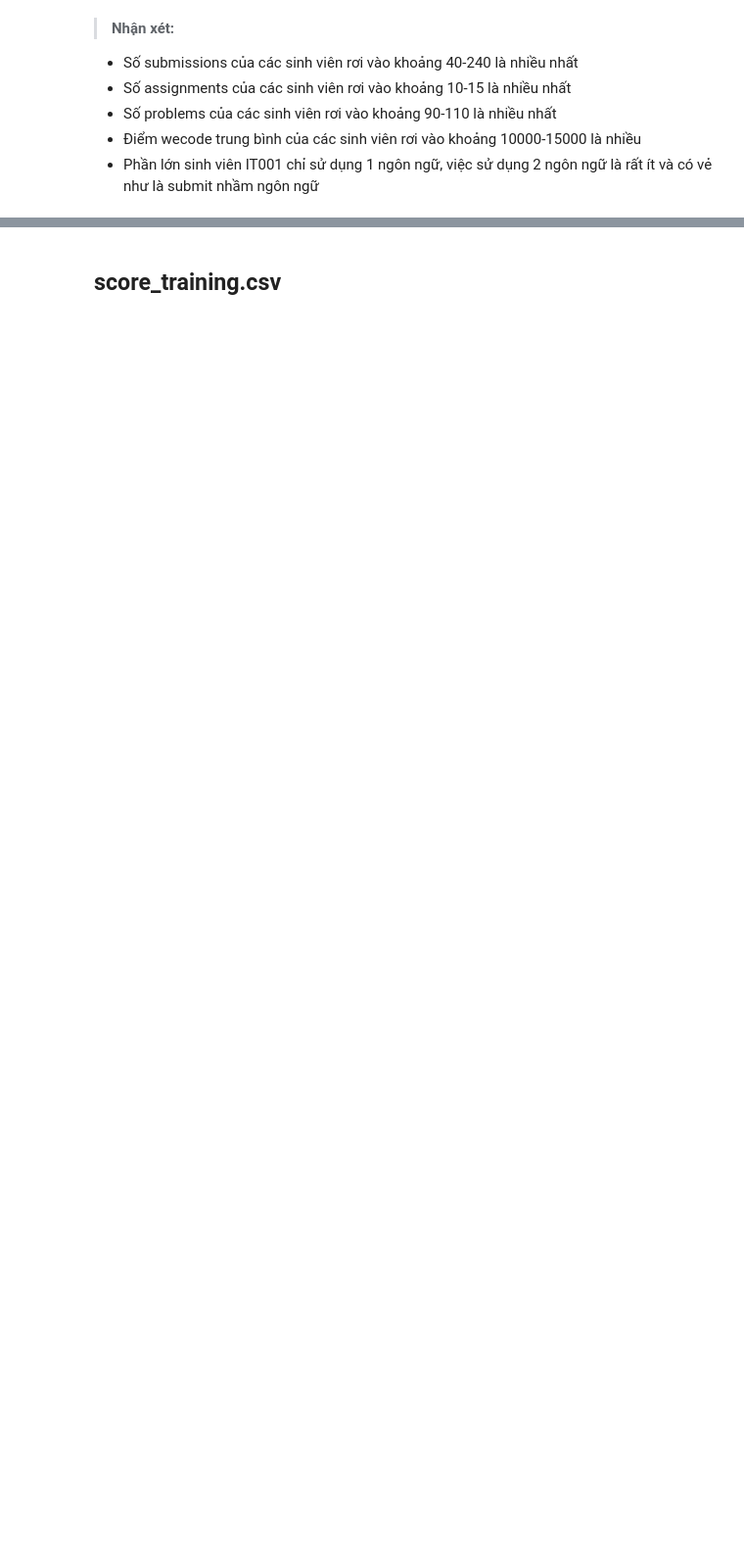
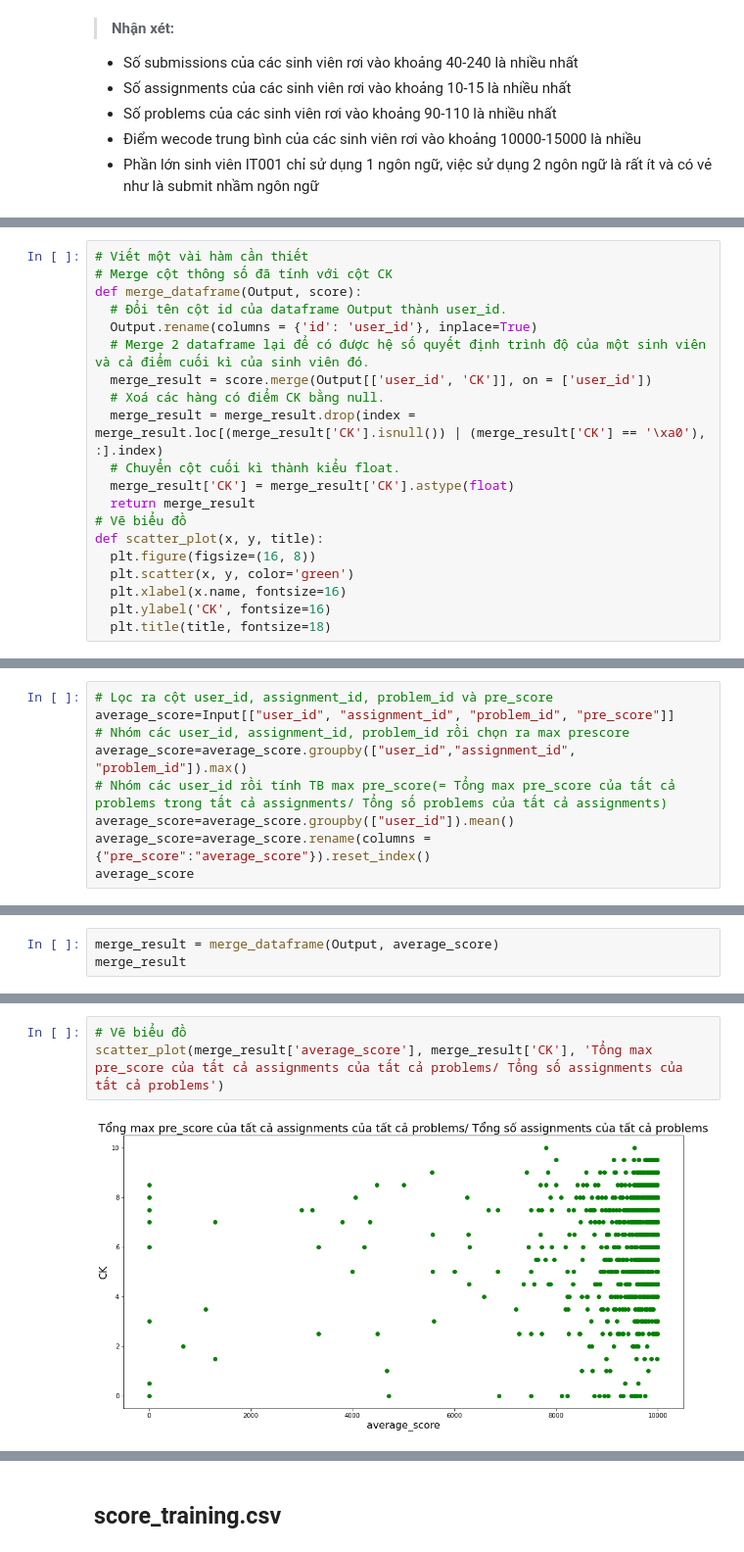
Before and after one commit to UIT-19521183/CS114.L21-MachineLearning, a Jupyter notebook: Colab assignments/3) Predicting students' final exam scores from wecode data/predict_final_score1.ipynb, the cells around one changed output, grey strips where cells are left out. Shown at 98% size. Saved outputs shown, nothing was run; the diff lists cells and outputs as text; blank space fills up the shorter version.

```diff
--- a/Colab assignments/3) Predicting students' final exam scores from wecode data/predict_final_score1.ipynb
+++ b/Colab assignments/3) Predicting students' final exam scores from wecode data/predict_final_score1.ipynb
@@ -244,0 +177,20 @@ Input.loc[(Input['is_final'] == 1) & (Input['pre_score'] == 10000), ['user_id',
+# %%
+# Viết một vài hàm cần thiết
+# Merge cột thông số đã tính với cột CK
+def merge_dataframe(Output, score):
+  # Đổi tên cột id của dataframe Output thành user_id.
+  Output.rename(columns = {'id': 'user_id'}, inplace=True)
+  # Merge 2 dataframe lại để có được hệ số quyết định trình độ của một sinh viên và cả điểm cuối kì của sinh viên đó.
+  merge_result = score.merge(Output[['user_id', 'CK']], on = ['user_id'])
+  # Xoá các hàng có điểm CK bằng null.
+  merge_result = merge_result.drop(index = merge_result.loc[(merge_result['CK'].isnull()) | (merge_result['CK'] == '\xa0'), :].index)
+  # Chuyển cột cuối kì thành kiểu float.
+  merge_result['CK'] = merge_result['CK'].astype(float)
+  return merge_result
+# Vẽ biểu đồ
+def scatter_plot(x, y, title):
+  plt.figure(figsize=(16, 8))
+  plt.scatter(x, y, color='green')
+  plt.xlabel(x.name, fontsize=16)
+  plt.ylabel('CK', fontsize=16)
+  plt.title(title, fontsize=18)
@@ -244,0 +261,9 @@ Input.loc[(Input['is_final'] == 1) & (Input['pre_score'] == 10000), ['user_id',
+# %%
+# Lọc ra cột user_id, assignment_id, problem_id và pre_score
+average_score=Input[["user_id", "assignment_id", "problem_id", "pre_score"]]
+# Nhóm các user_id, assignment_id, problem_id rồi chọn ra max prescore
+average_score=average_score.groupby(["user_id","assignment_id", "problem_id"]).max()
+# Nhóm các user_id rồi tính TB max pre_score(= Tổng max pre_score của tất cả problems trong tất cả assignments/ Tổng số problems của tất cả assignments)
+average_score=average_score.groupby(["user_id"]).mean()
+average_score=average_score.rename(columns = {"pre_score":"average_score"}).reset_index()
+average_score
@@ -244,0 +284,3 @@ Input.loc[(Input['is_final'] == 1) & (Input['pre_score'] == 10000), ['user_id',
+# %%
+merge_result = merge_dataframe(Output, average_score)
+merge_result
@@ -244,0 +301,5 @@ Input.loc[(Input['is_final'] == 1) & (Input['pre_score'] == 10000), ['user_id',
+# %%
+# Vẽ biểu đồ
+scatter_plot(merge_result['average_score'], merge_result['CK'], 'Tổng max pre_score của tất cả assignments của tất cả problems/ Tổng số assignments của tất cả problems')
+# %% [output]
+[figure, added]
```
Also changed, not shown: parts of 65 cells of this notebook.
